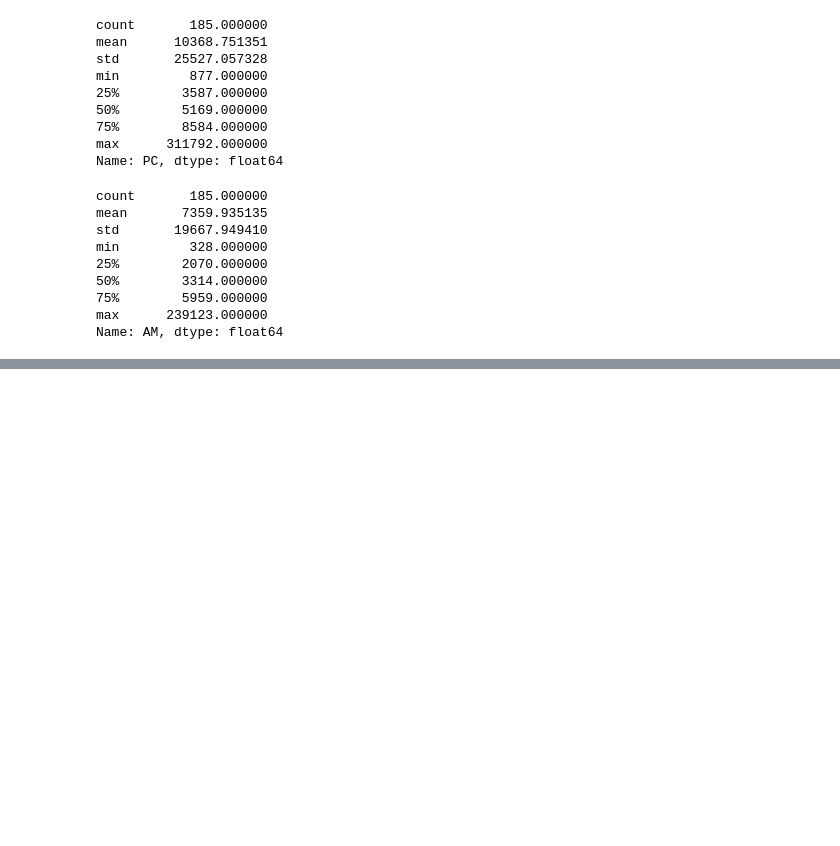
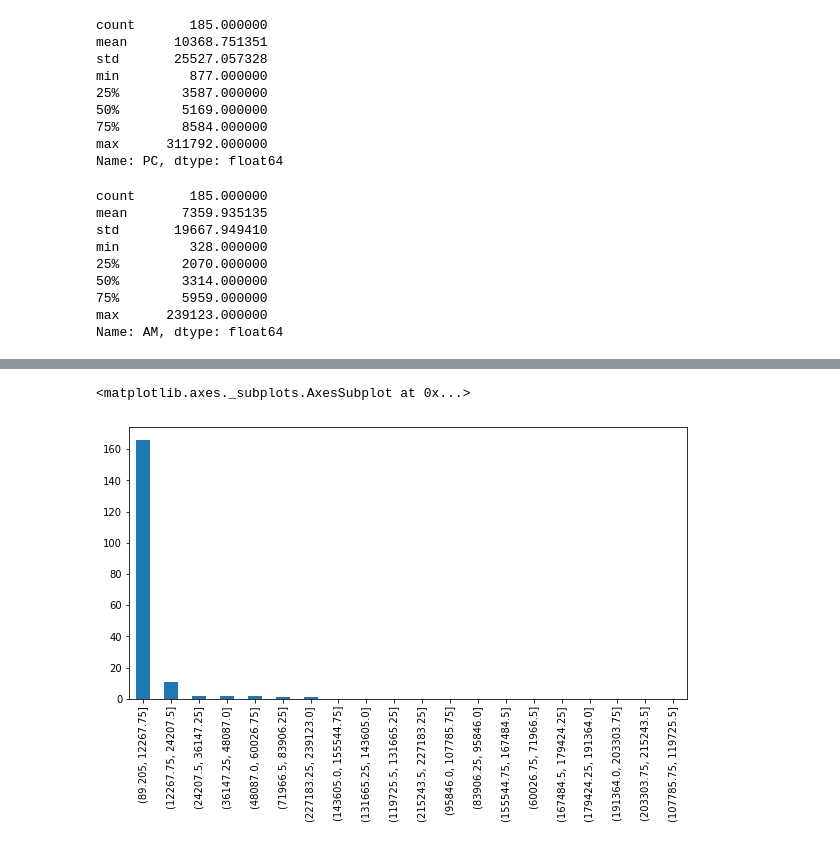
Before and after one commit to VictorMarques94/IntCD, a Jupyter notebook: ProjetoCD.ipynb, the cells around one changed output, grey strips where cells are left out. Saved outputs shown, nothing was run; the diff lists cells and outputs as text; code cells hidden in the pictures; blank space fills up the shorter version.

```diff
--- a/ProjetoCD.ipynb
+++ b/ProjetoCD.ipynb
@@ -176,0 +240,4 @@ Name: AM, dtype: float64
+# %%
+#Intervalos AM
+base['AM_inter'] = pd.cut(base['AM'],20)
+base['AM_inter'].value_counts()
@@ -176,0 +262,7 @@ Name: AM, dtype: float64
+# %%
+#Grafico dos intervalos iguais PC
+counts = base['AM_inter'].value_counts()
+counts.plot.bar(figsize=(10,5))
+# %% [output]
+<matplotlib.axes._subplots.AxesSubplot at 0x...>
+[figure, added]
```
Also changed, not shown: parts of 13 cells of this notebook.
